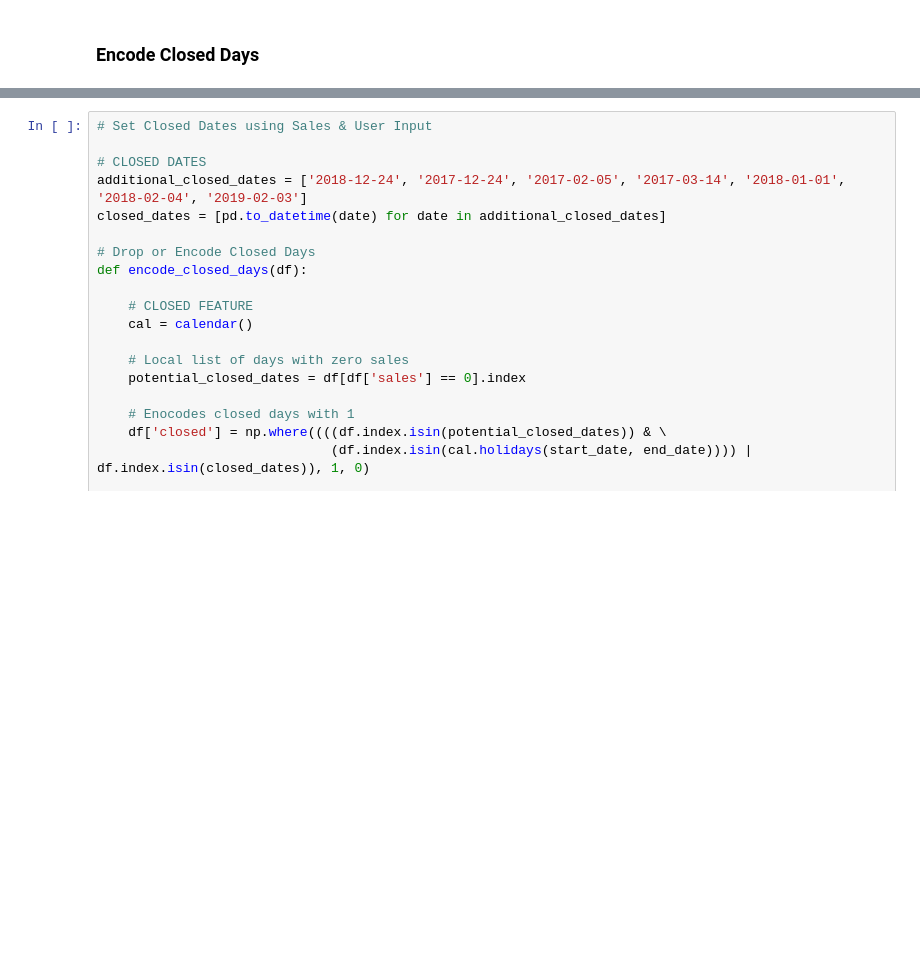
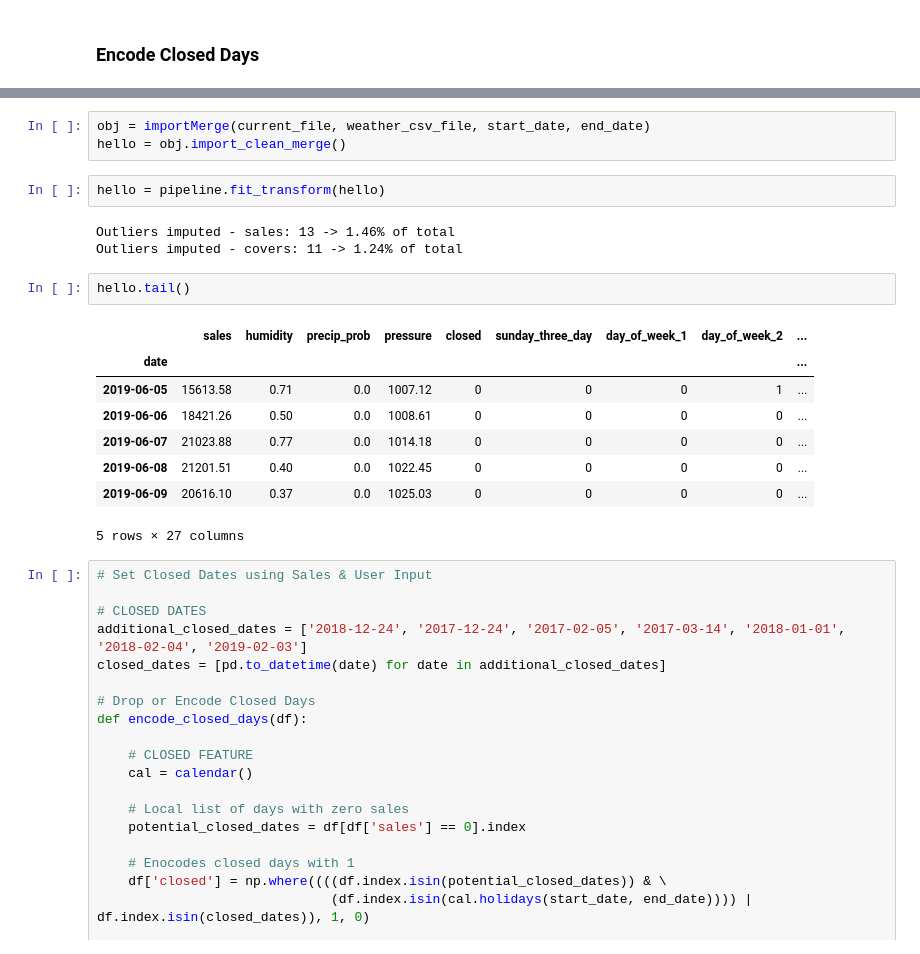
Before and after one commit to maks-p/restaurant_sales_forecasting, a Jupyter notebook: final_model.ipynb, the cells around one changed output, grey strips where cells are left out. Saved outputs shown, nothing was run; the diff lists cells and outputs as text; blank space fills up the shorter version.

```diff
--- a/final_model.ipynb
+++ b/final_model.ipynb
@@ -117,3 +323,22 @@ data = import_obj.import_clean_merge()
+# %%
+obj = importMerge(current_file, weather_csv_file, start_date, end_date)
+hello = obj.import_clean_merge()
+# %%
+hello = pipeline.fit_transform(hello)
+# %% [output]
+Outliers imputed - sales: 13 -> 1.46% of total
+Outliers imputed - covers: 11 -> 1.24% of total
+# %%
+hello.tail()
+# %% [output]
+|  | sales | humidity | precip_prob | pressure | closed | sunday_three_day | day_of_week_1 | day_of_week_2 | ... |
+| date |  |  |  |  |  |  |  |  | ... |
+| 2019-06-05 | 15613.58 | 0.71 | 0.0 | 1007.12 | 0 | 0 | 0 | 1 | ... |
+| 2019-06-06 | 18421.26 | 0.50 | 0.0 | 1008.61 | 0 | 0 | 0 | 0 | ... |
+| 2019-06-07 | 21023.88 | 0.77 | 0.0 | 1014.18 | 0 | 0 | 0 | 0 | ... |
+| 2019-06-08 | 21201.51 | 0.40 | 0.0 | 1022.45 | 0 | 0 | 0 | 0 | ... |
+| 2019-06-09 | 20616.10 | 0.37 | 0.0 | 1025.03 | 0 | 0 | 0 | 0 | ... |
+5 rows × 27 columns
 # %%
 # Set Closed Dates using Sales & User Input
 
```
Also changed, not shown: parts of 22 cells of this notebook.
